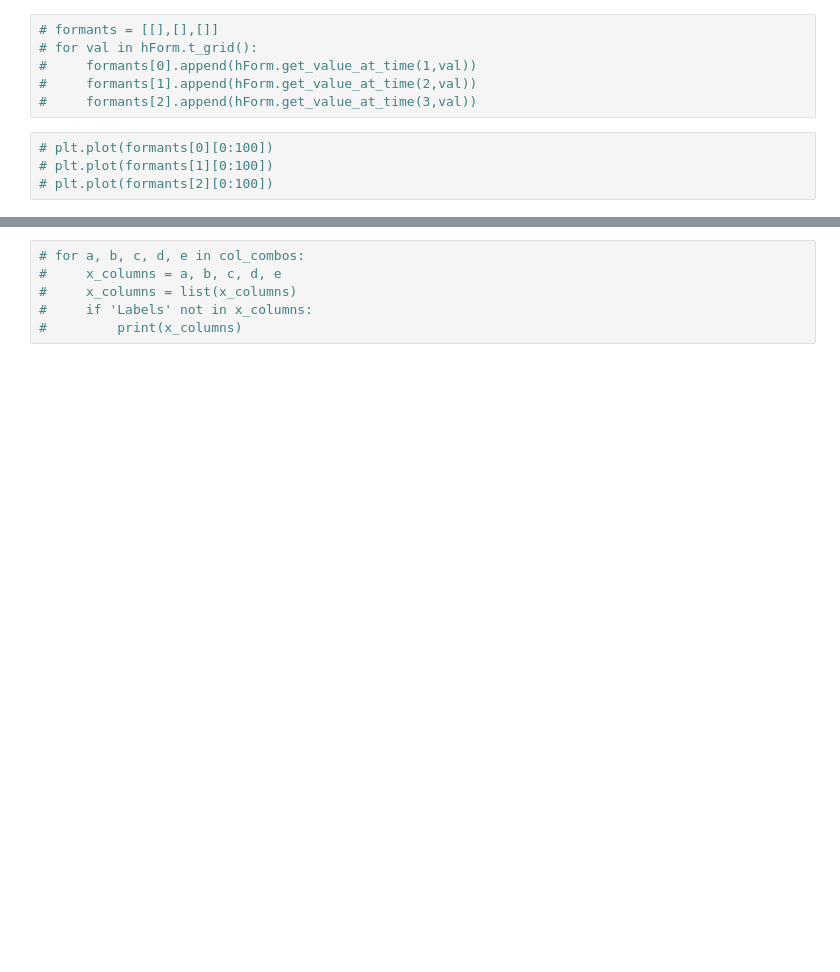
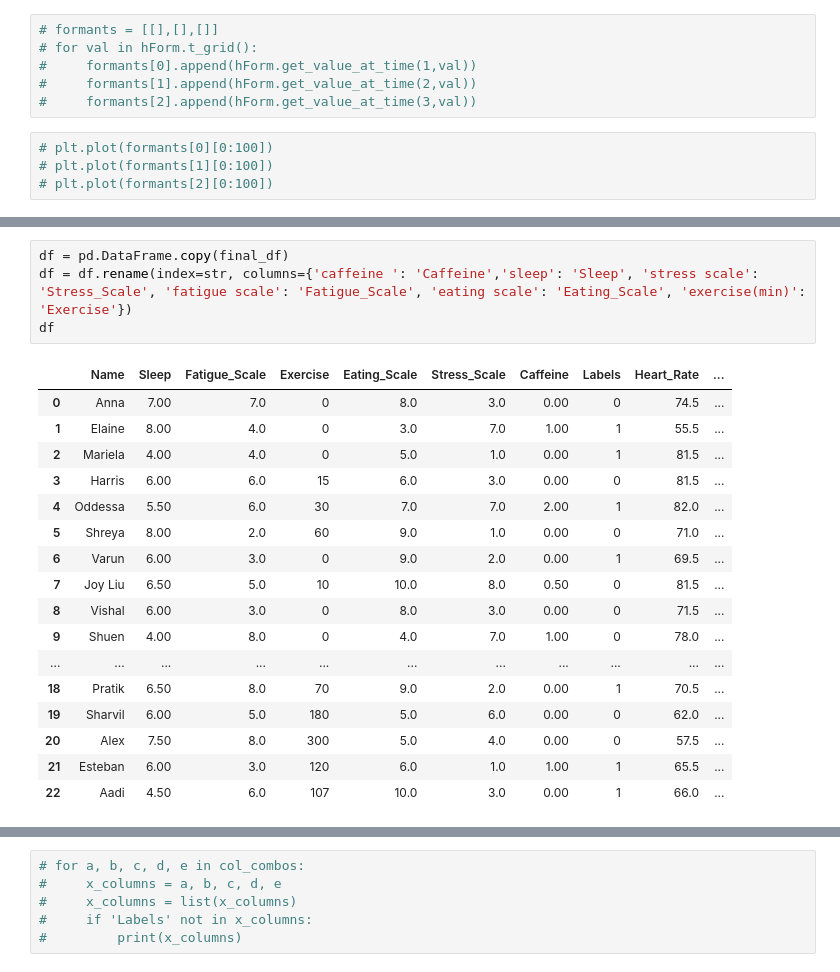
Before and after one commit to Bobnana/Week2Public, a Jupyter notebook: My_stuff/Challenge Problem Week 2.ipynb, the cells around one changed output, grey strips where cells are left out. Drawn from its saved outputs; the diff is of its cells as text; blank space fills up the shorter version.

```diff
--- a/My_stuff/Challenge Problem Week 2.ipynb
+++ b/My_stuff/Challenge Problem Week 2.ipynb
@@ -674,3 +564,25 @@ df
+# %%
+df = pd.DataFrame.copy(final_df)
+df = df.rename(index=str, columns={'caffeine ': 'Caffeine','sleep': 'Sleep', 'stress scale': 'Stress_Scale', 'fatigue scale': 'Fatigue_Scale', 'eating scale': 'Eating_Scale', 'exercise(min)': 'Exercise'})
+df
+# %% [output]
+|  | Name | Sleep | Fatigue_Scale | Exercise | Eating_Scale | Stress_Scale | Caffeine | Labels | Heart_Rate | ... |
+| 0 | Anna | 7.00 | 7.0 | 0 | 8.0 | 3.0 | 0.00 | 0 | 74.5 | ... |
+| 1 | Elaine | 8.00 | 4.0 | 0 | 3.0 | 7.0 | 1.00 | 1 | 55.5 | ... |
+| 2 | Mariela | 4.00 | 4.0 | 0 | 5.0 | 1.0 | 0.00 | 1 | 81.5 | ... |
+| 3 | Harris | 6.00 | 6.0 | 15 | 6.0 | 3.0 | 0.00 | 0 | 81.5 | ... |
+| 4 | Oddessa | 5.50 | 6.0 | 30 | 7.0 | 7.0 | 2.00 | 1 | 82.0 | ... |
+| 5 | Shreya | 8.00 | 2.0 | 60 | 9.0 | 1.0 | 0.00 | 0 | 71.0 | ... |
+| 6 | Varun | 6.00 | 3.0 | 0 | 9.0 | 2.0 | 0.00 | 1 | 69.5 | ... |
+| 7 | Joy Liu | 6.50 | 5.0 | 10 | 10.0 | 8.0 | 0.50 | 0 | 81.5 | ... |
+| 8 | Vishal | 6.00 | 3.0 | 0 | 8.0 | 3.0 | 0.00 | 0 | 71.5 | ... |
+| 9 | Shuen | 4.00 | 8.0 | 0 | 4.0 | 7.0 | 1.00 | 0 | 78.0 | ... |
+| ... | ... | ... | ... | ... | ... | ... | ... | ... | ... | ... |
+| 18 | Pratik | 6.50 | 8.0 | 70 | 9.0 | 2.0 | 0.00 | 1 | 70.5 | ... |
+| 19 | Sharvil | 6.00 | 5.0 | 180 | 5.0 | 6.0 | 0.00 | 0 | 62.0 | ... |
+| 20 | Alex | 7.50 | 8.0 | 300 | 5.0 | 4.0 | 0.00 | 0 | 57.5 | ... |
+| 21 | Esteban | 6.00 | 3.0 | 120 | 6.0 | 1.0 | 1.00 | 1 | 65.5 | ... |
+| 22 | Aadi | 4.50 | 6.0 | 107 | 10.0 | 3.0 | 0.00 | 1 | 66.0 | ... |
 # %%
 #normalizing data
 from sklearn.preprocessing import StandardScaler
```
Also changed, not shown: parts of 56 cells of this notebook, 5 other files.
